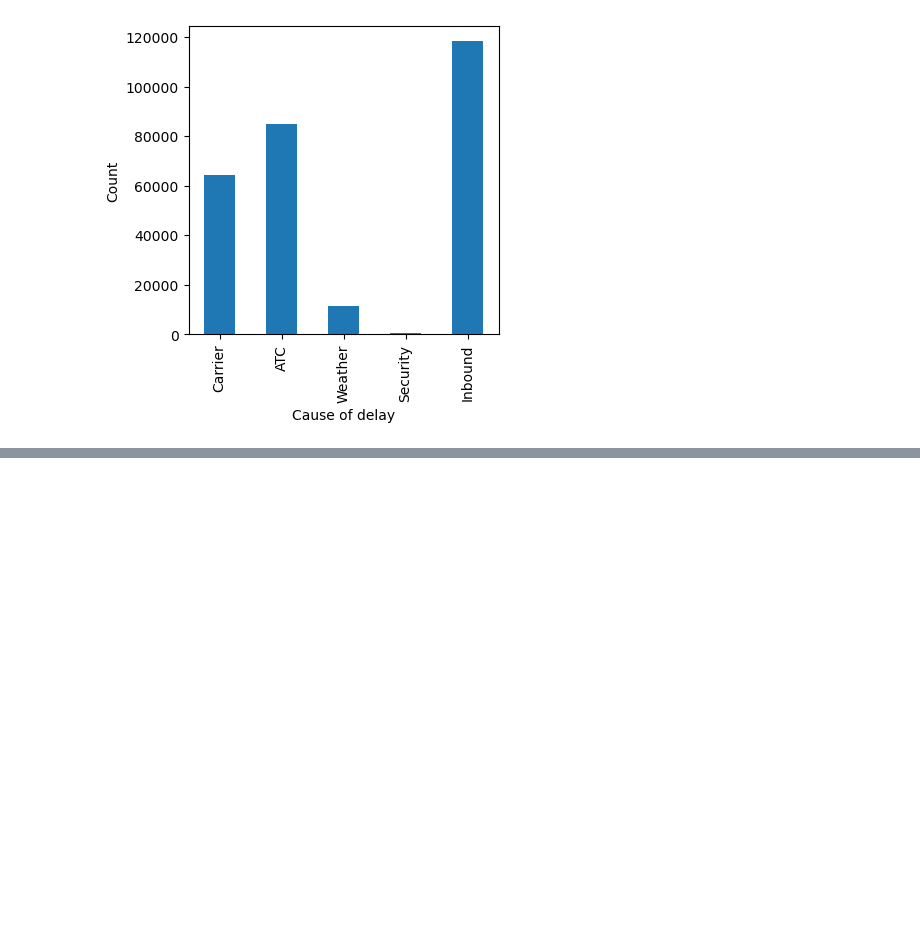
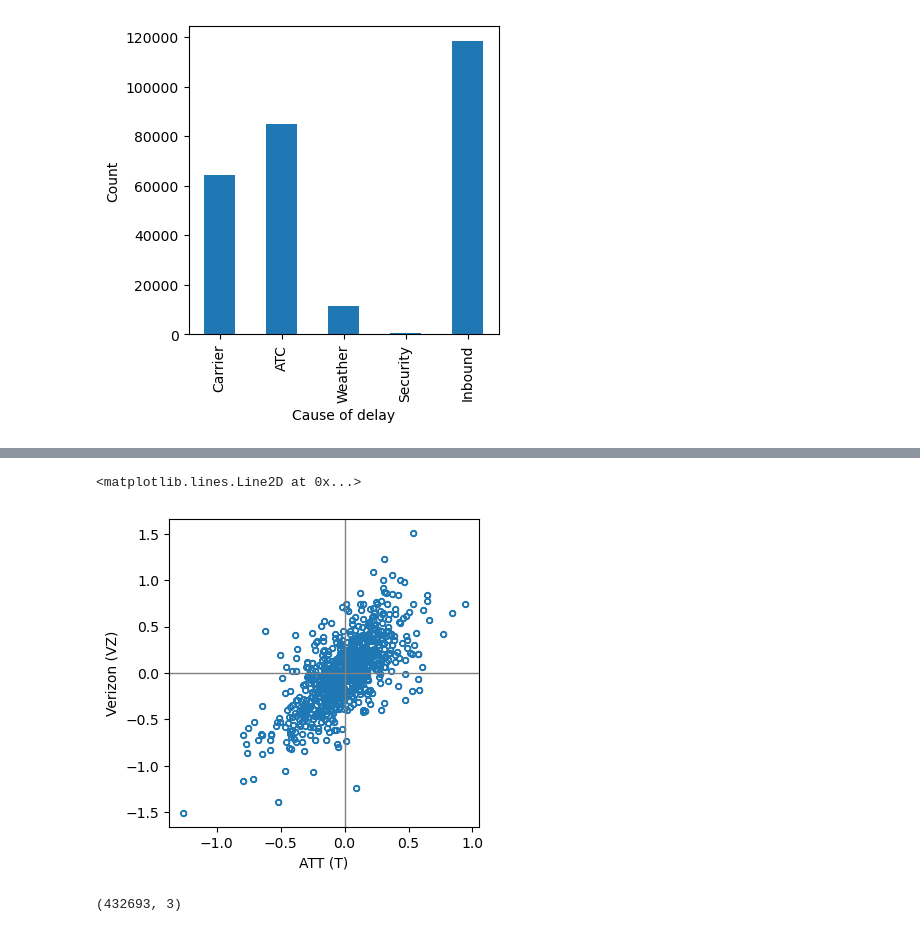
Before and after one commit to joshoandres13/pandas_practice, a Jupyter notebook: practical_statistics.ipynb, the cells around one changed output, grey strips where cells are left out. Saved outputs shown, nothing was run; the diff lists cells and outputs as text; code cells hidden in the pictures; blank space fills up the shorter version.

```diff
--- a/practical_statistics.ipynb
+++ b/practical_statistics.ipynb
@@ -137,0 +151,9 @@ Text(0, 0.5, 'Count')
+# %%
+# Table 1-7
+# Determine telecommunications symbols
+telecomSymbols = sp500_sym[sp500_sym['sector'] == 'telecommunications_services']['symbol']
+
+# Filter data for dates July 2012 through June 2015
+telecom = sp500_px.loc[sp500_px.index >= '2012-07-01', telecomSymbols]
+telecom.corr()
+print(telecom)
@@ -137,0 +175,19 @@ Text(0, 0.5, 'Count')
+# %%
+ax = telecom.plot.scatter(x='T', y='VZ', figsize=(4,4), marker='$\u25EF$')
+ax.set_xlabel('ATT (T)')
+ax.set_ylabel('Verizon (VZ)')
+ax.axhline(0, color='grey', lw=1)
+ax.axvline(0, color='grey', lw=1)
+# %% [output]
+<matplotlib.lines.Line2D at 0x...>
+[figure, added]
+# %%
+# Exploring Two or More Variables
+# Load the kc_tax dataset and filter based on a variety of criteria
+kc_tax = pd.read_csv(KC_TAX_CSV)
+kc_tax0 = kc_tax.loc[(kc_tax.TaxAssessedValue < 750000) &
+                     (kc_tax.SqFtTotLiving > 100) &
+                     (kc_tax.SqFtTotLiving < 3500), :]
+print(kc_tax0.shape)
+# %% [output]
+(432693, 3)
```
Also changed, not shown: parts of 21 cells of this notebook.
